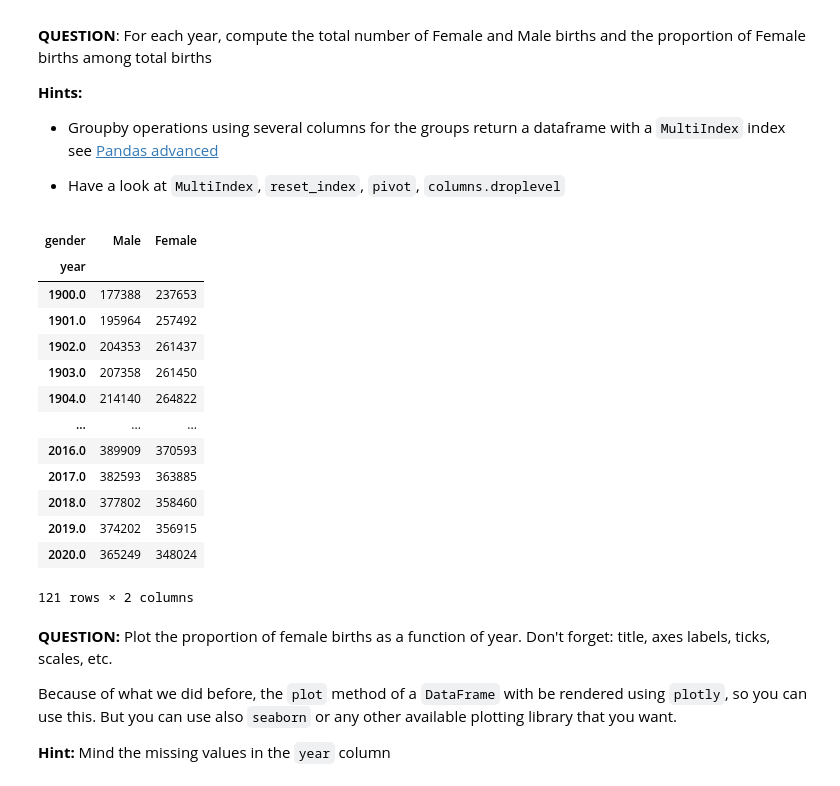
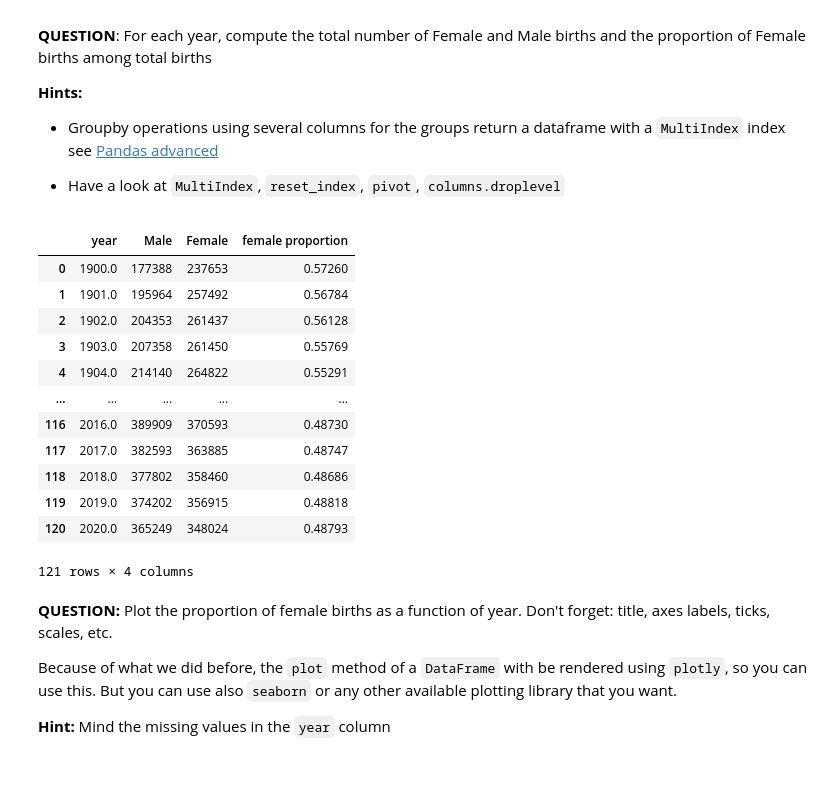
Before and after one commit to PetitPoissonL/Big-Data-Technologies, a Jupyter notebook: homework01.ipynb, the cells around one changed output. Cells and saved outputs as stored; diff of their text form; code cells hidden in the pictures.

```diff
--- a/homework01.ipynb
+++ b/homework01.ipynb
@@ -457,30 +458,33 @@ __Hints:__
 # %%
 # your code here
 births = data.groupby(['year','gender']).sum()\
     .reset_index()\
     .pivot(index='year',columns='gender',values='count')
 
+births.columns = births.columns.add_categories(['year'])
+births = births.rename_axis([None],axis=1).reset_index()
+
 def propor(a,b):
-    return a/(a+b)
+    return round(a/(a+b),5)
 
-#births['proportion'] = births.apply(lambda row: propor(row['Female'],row['Male']), axis=1)
+births.columns = births.columns.add_categories(['female proportion'])
+births['female proportion'] = births.apply(lambda row: propor(row['Female'],row['Male']), axis=1)
 
 births
 # %% [output]
-| gender | Male | Female |
-| year |  |  |
-| 1900.0 | 177388 | 237653 |
-| 1901.0 | 195964 | 257492 |
-| 1902.0 | 204353 | 261437 |
-| 1903.0 | 207358 | 261450 |
-| 1904.0 | 214140 | 264822 |
-| ... | ... | ... |
-| 2016.0 | 389909 | 370593 |
-| 2017.0 | 382593 | 363885 |
-| 2018.0 | 377802 | 358460 |
-| 2019.0 | 374202 | 356915 |
-| 2020.0 | 365249 | 348024 |
+|  | year | Male | Female | female proportion |
+| 0 | 1900.0 | 177388 | 237653 | 0.57260 |
+| 1 | 1901.0 | 195964 | 257492 | 0.56784 |
+| 2 | 1902.0 | 204353 | 261437 | 0.56128 |
+| 3 | 1903.0 | 207358 | 261450 | 0.55769 |
+| 4 | 1904.0 | 214140 | 264822 | 0.55291 |
+| ... | ... | ... | ... | ... |
+| 116 | 2016.0 | 389909 | 370593 | 0.48730 |
+| 117 | 2017.0 | 382593 | 363885 | 0.48747 |
+| 118 | 2018.0 | 377802 | 358460 | 0.48686 |
+| 119 | 2019.0 | 374202 | 356915 | 0.48818 |
+| 120 | 2020.0 | 365249 | 348024 | 0.48793 |
-121 rows × 2 columns
+121 rows × 4 columns
 # %% [markdown]
 **QUESTION:** Plot the proportion of female births as a function of year. Don't forget: title, axes labels, ticks, scales, etc.
 
```
Also changed, not shown: parts of 16 cells of this notebook.
